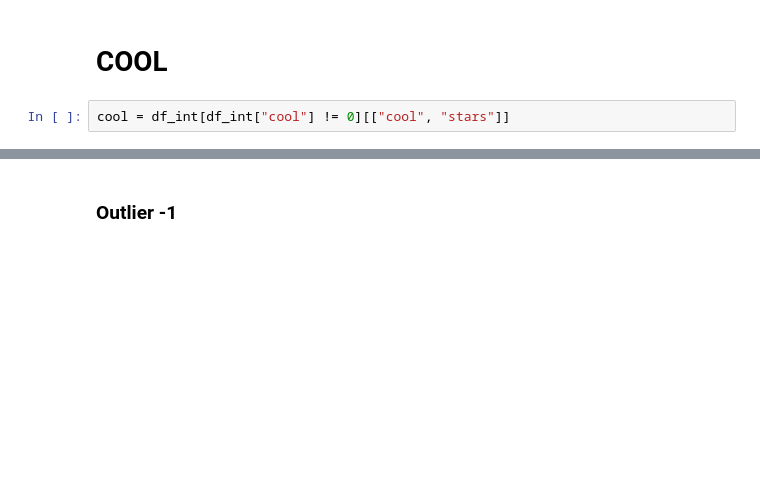
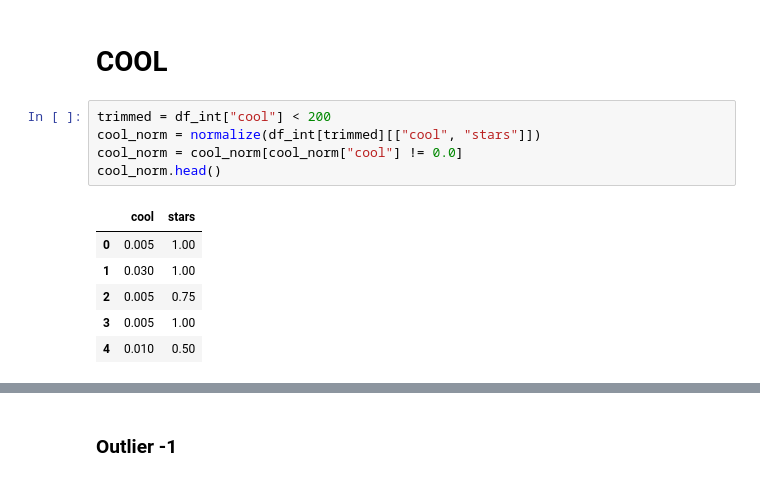
Before and after one commit to aenet/mentoria, a Jupyter notebook: analisis-curacion/tp2-analisis-curacion-datos.ipynb, the cells around one changed output, grey strips where cells are left out. Cells and saved outputs as stored; diff of their text form; blank space fills up the shorter version.

```diff
--- a/analisis-curacion/tp2-analisis-curacion-datos.ipynb
+++ b/analisis-curacion/tp2-analisis-curacion-datos.ipynb
@@ -191,6 +207,16 @@ funny.describe()
 | max | 970.000000 | 5.000000 |
 # %% [markdown]
 # COOL
-# %%
-cool = df_int[df_int["cool"] != 0][["cool", "stars"]]
+# %%
+trimmed = df_int["cool"] < 200
+cool_norm = normalize(df_int[trimmed][["cool", "stars"]])
+cool_norm = cool_norm[cool_norm["cool"] != 0.0]
+cool_norm.head()
+# %% [output]
+|  | cool | stars |
+| 0 | 0.005 | 1.00 |
+| 1 | 0.030 | 1.00 |
+| 2 | 0.005 | 0.75 |
+| 3 | 0.005 | 1.00 |
+| 4 | 0.010 | 0.50 |
 # %%
```
Also changed, not shown: parts of 22 cells of this notebook.
